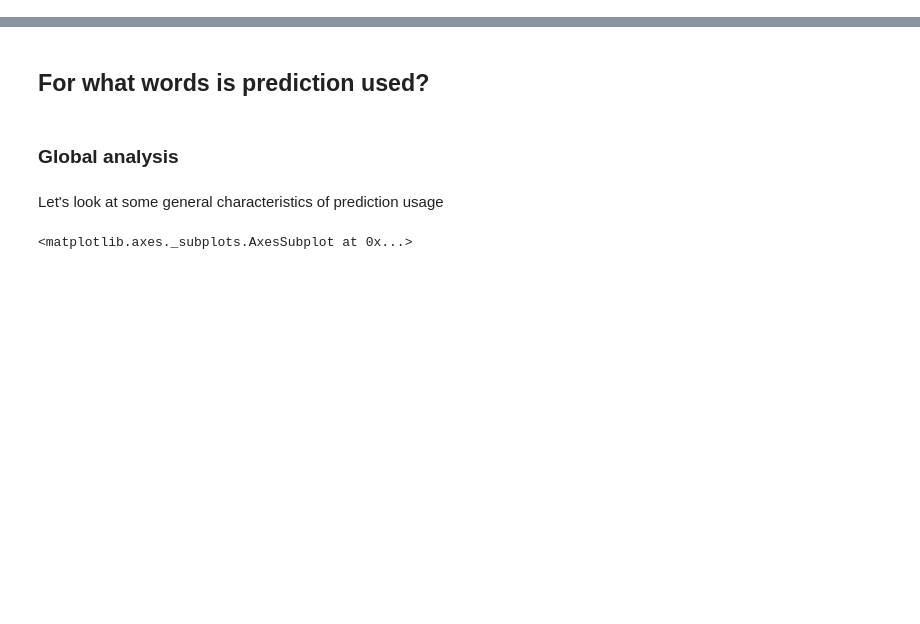
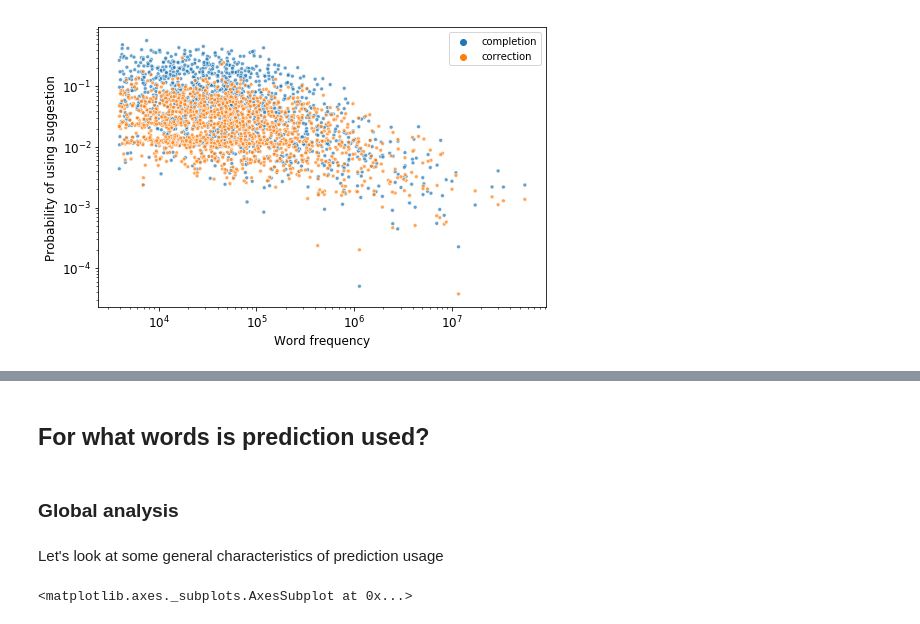
Before and after one commit to cashaddy/typing_automation, a Jupyter notebook: sandbox.ipynb, the cells around one changed output, grey strips where cells are left out. Drawn from its saved outputs; the diff is of its cells as text; code cells hidden in the pictures; blank space fills up the shorter version.

```diff
--- a/sandbox.ipynb
+++ b/sandbox.ipynb
@@ -242,0 +204,29 @@ participants_.to_csv('./data/participants_processed.csv',index=True)
+# %%
+f,ax = plt.subplots(1,1,figsize=(7,4.5))
+
+data = words.copy()
+data.ite2 = data.ite2.fillna('none')
+data = data.groupby('freq').filter(lambda x: x.shape[0] > 20)
+data = data.groupby(['freq']).ite2.value_counts(normalize=True)
+data = data.reset_index(name='probability')
+data = data.loc[data.ite2.isin(['completion','correction'])]
+data = data.sort_values('ite2')
+ax.set_xscale('log')
+ax.set_yscale('log')
+sns.scatterplot('freq','probability','ite2',data=data,s=15,alpha=0.7,ax=ax)
+
+ax.set_xlabel('Word frequency')
+ax.set_ylabel('Probability of using suggestion')
+
+for item in ([ax.title, ax.xaxis.label, ax.yaxis.label] +
+             ax.get_xticklabels() + ax.get_yticklabels()):
+    item.set_fontsize(12)
+
+handles, labels = ax.get_legend_handles_labels()
+ax.legend(handles=handles[1:], labels=labels[1:])
+
+f.tight_layout(pad = 0)
+
+f.savefig('./figures/scatter_word_frequency.png', dpi=300)
+# %% [output]
+[figure, added]
```
Also changed, not shown: parts of 226 cells of this notebook, 3 other files.
